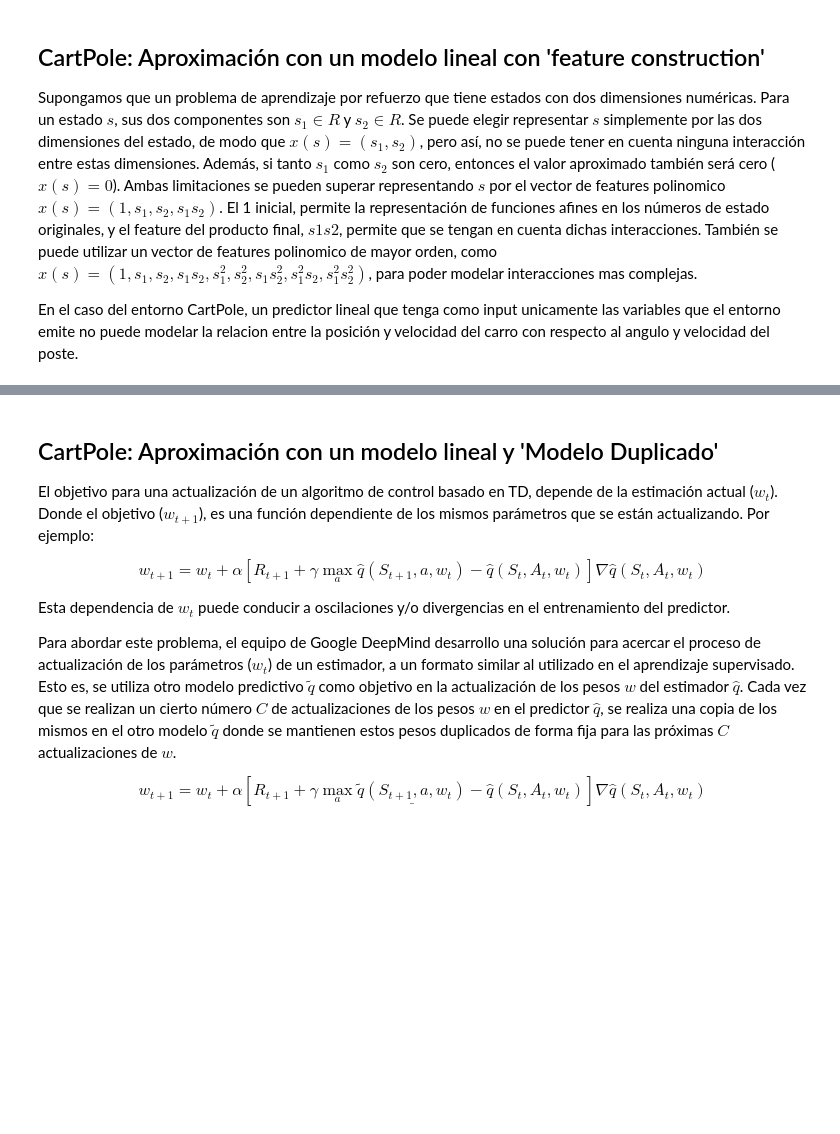
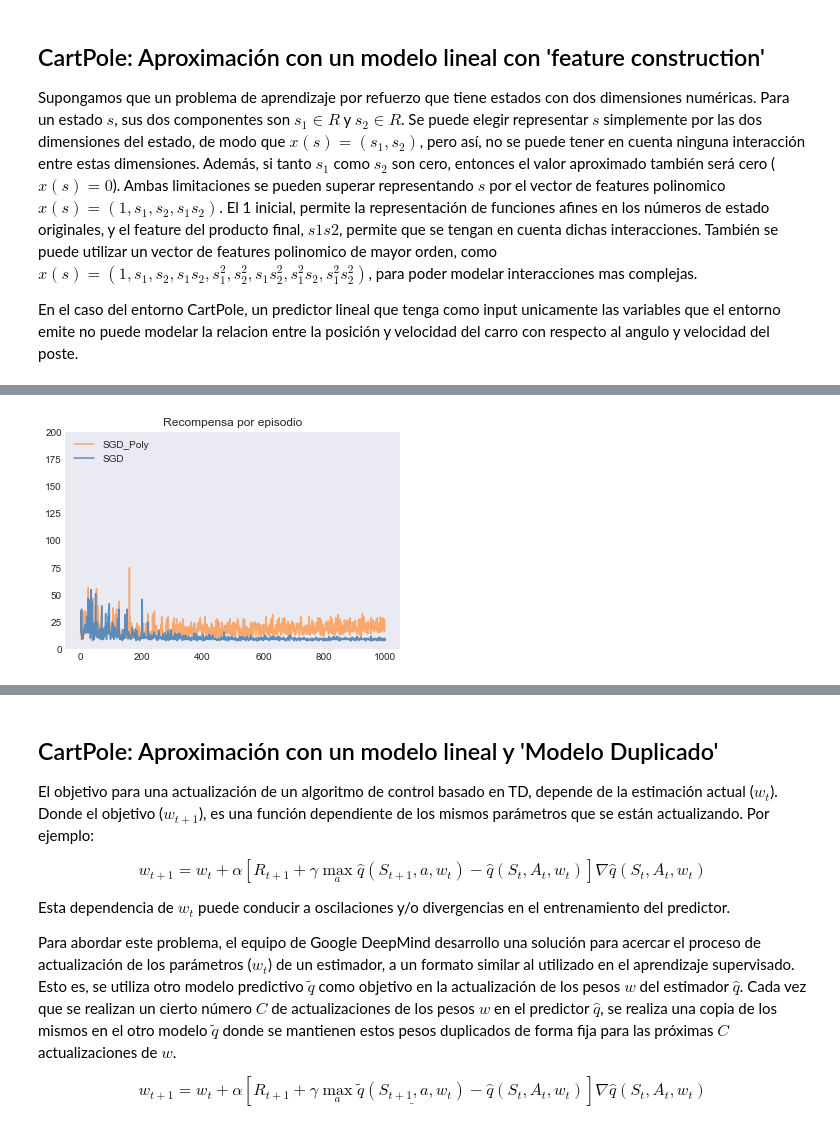
Before and after one commit to joseleonardocarabajal/Aprendizaje-por-Refuerzos, a Jupyter notebook: Practico_2/Final-Lab.ipynb, the cells around one changed output, grey strips where cells are left out. Saved outputs shown, nothing was run; the diff lists cells and outputs as text; code cells hidden in the pictures; blank space fills up the shorter version.

```diff
--- a/Practico_2/Final-Lab.ipynb
+++ b/Practico_2/Final-Lab.ipynb
@@ -435,3 +99,5 @@ class PolyCartPoleSolver:
 # %%
-agent = PolyCartPoleSolver(gym.make('CartPole-v0'), n_episodes=5000, debug=True)
-scoresPoly, meanPoly = agent.run()
+from agents.cart_pole_approx_vf.CartPole_SGD_Poly import SGDPolyCartPoleSolver
+
+agent = SGDPolyCartPoleSolver(gym.make('CartPole-v0'), debug=True)
+scores_SGD_Poly = agent.run()
@@ -438,9 +116,11 @@ scoresPoly, meanPoly = agent.run()
 # %%
 # se muestra el reward/score optenido por episodio
-plt.plot(np.array(scoresPoly), label='Poly', c='#faa76c')
-plt.plot(np.array(scoresLineal), label='Lineal', c='#5c8cbc')
+plt.plot(np.array(range(0, len(scores_SGD_Poly))), np.array(scores_SGD_Poly), label='SGD_Poly', c='#faa76c')
+plt.plot(np.array(range(0, len(scores_SGD))), np.array(scores_SGD), label='SGD', c='#5c8cbc')
 plt.ylim(0, 200)
 plt.title('Recompensa por episodio')
 plt.legend(loc='upper left')
 plt.show()
+# %% [output]
+[figure, added]
 # %%
```
Also changed, not shown: parts of 24 cells of this notebook.
